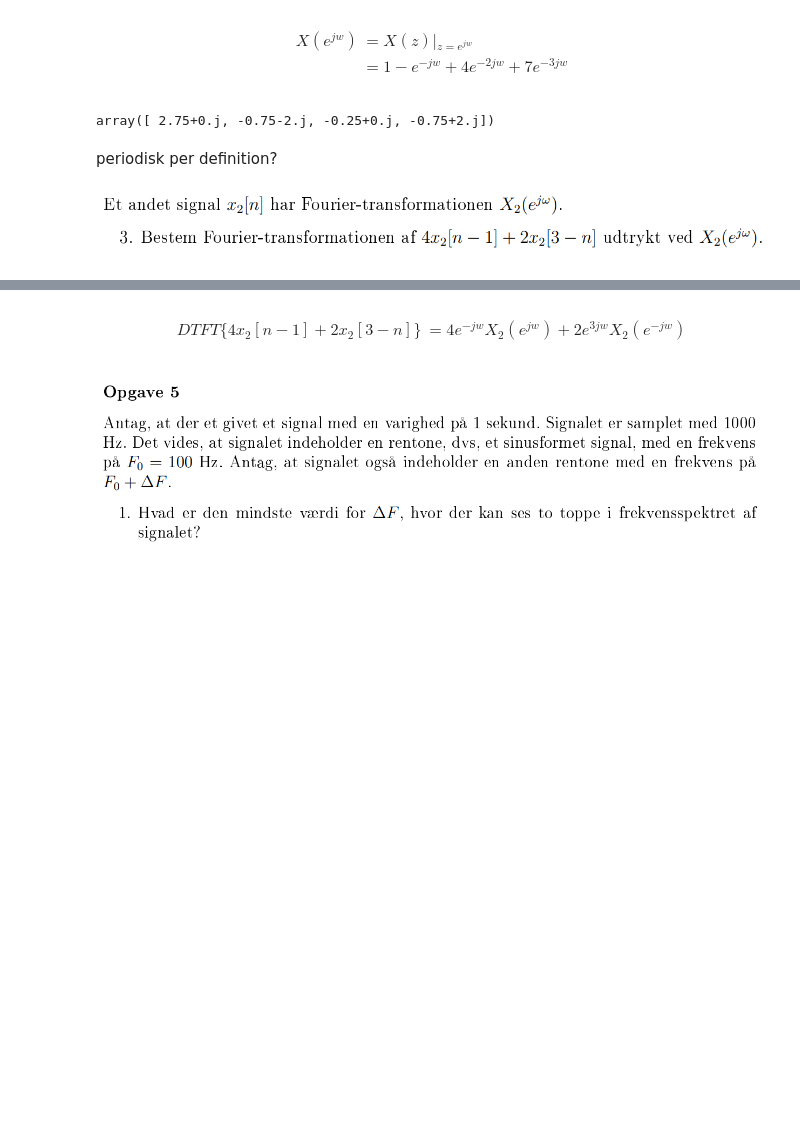
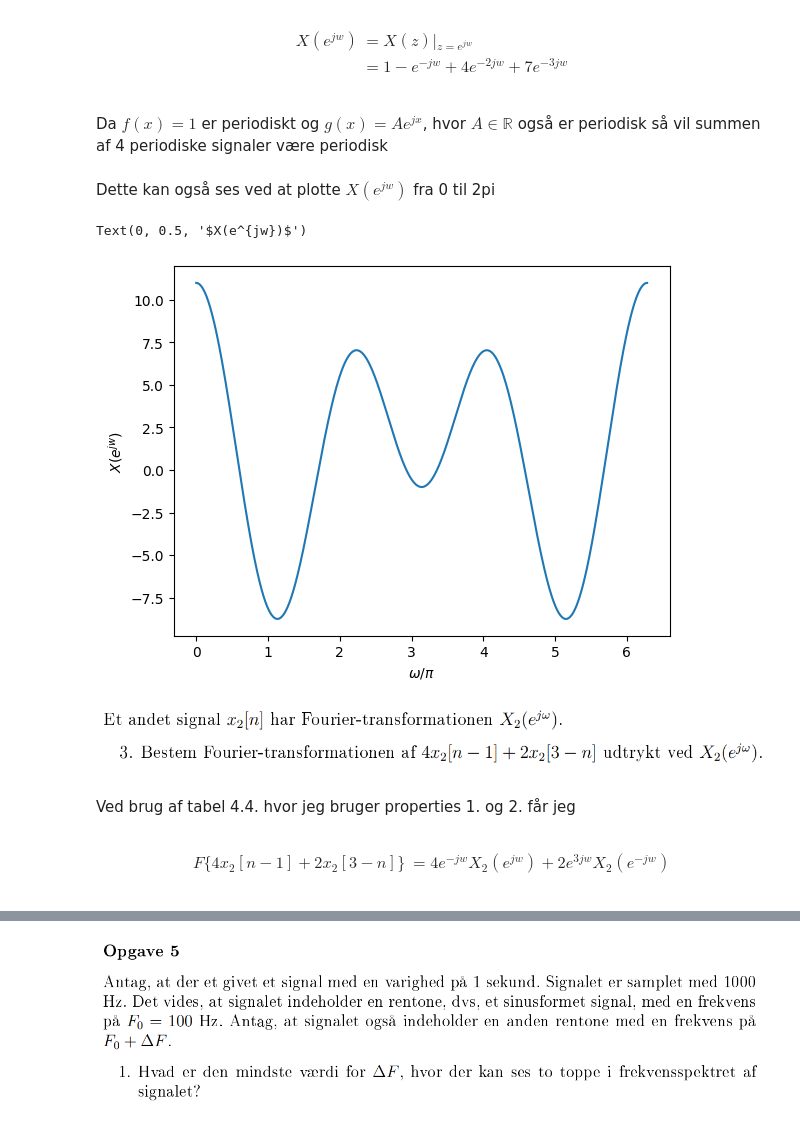
Before and after one commit to Teun0n/DTSP_notes, a Jupyter notebook: 2021_eksamen.ipynb, the cells around one changed output, grey strips where cells are left out. Drawn from its saved outputs; the diff is of its cells as text; code cells hidden in the pictures; blank space fills up the shorter version.

```diff
--- a/2021_eksamen.ipynb
+++ b/2021_eksamen.ipynb
@@ -131,23 +179,32 @@ Da der ikke er nogle poler er systemet stabilt, og derfor kan X(z), evalueres ve
 X(e^{jw})&=X(z) \rvert{}_{z=e^{jw}}\\
          &=1-e^{-jw}+4e^{-2jw}+7e^{-3jw}\\
 \end{align*}
-# %%
-from scipy.fft import fft, ifft
-x=np.array([1.,-1,4,7])
-X=np.fft.ifft(x)
-X
-# %% [output]
-array([ 2.75+0.j, -0.75-2.j, -0.25+0.j, -0.75+2.j])
-# %% [markdown]
-periodisk per definition?
+# %% [markdown]
+Da $f(x)=1$ er periodiskt
+og $g(x)=Ae^{jx}$, hvor $A \in \mathbb{R}$ også er periodisk
+så vil summen af 4 periodiske signaler være periodisk
+# %% [markdown]
+Dette kan også ses ved at plotte $X(e^{jw})$ fra 0 til 2pi
+# %%
+def X(omega):
+    return 1-np.exp(-1j*omega)+4*np.exp(-2j*omega)+7*np.exp(-3j*omega)
+o=np.linspace(0,2*np.pi,1000)
+plt.plot(o,X(o))
+plt.xlabel("$\omega / \pi$")
+plt.ylabel("$X(e^{jw})$")
+# %% [output]
+Text(0, 0.5, '$X(e^{jw})$')
+[figure, added]
 # %% [markdown]
 ![image.png](attachment:image.png)
+# %% [markdown]
+Ved brug af tabel 4.4. hvor jeg bruger properties 1. og 2. får jeg
+# %% [markdown]
+\begin{align*}
+F\{4x_2 [n-1]+2x_2 [3-n]\}&=4e^{-jw}X_2(e^{jw})+2e^{3jw}X_2(e^{-jw})\\
+\end{align*}
 # %% [markdown]
 ![image.png](attachment:image.png)
-# %% [markdown]
-\begin{align*}
-DTFT\{4x_2 [n-1]+2x_2 [3-n]\}&=4e^{-jw}X_2(e^{jw})+2e^{3jw}X_2(e^{-jw})\\
-\end{align*}
 # %% [markdown]
 ![image.png](attachment:image.png)
 # %% [markdown]
```
Also changed, not shown: parts of 31 cells of this notebook, 1 other file.
